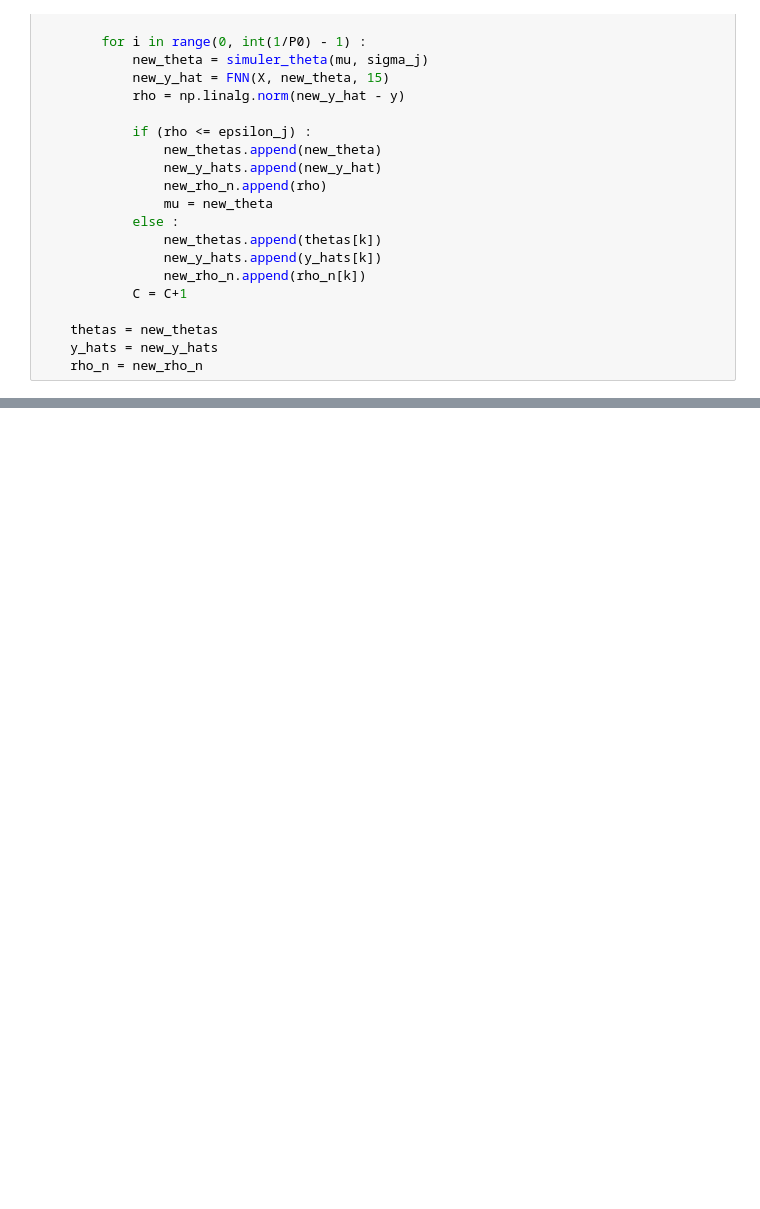
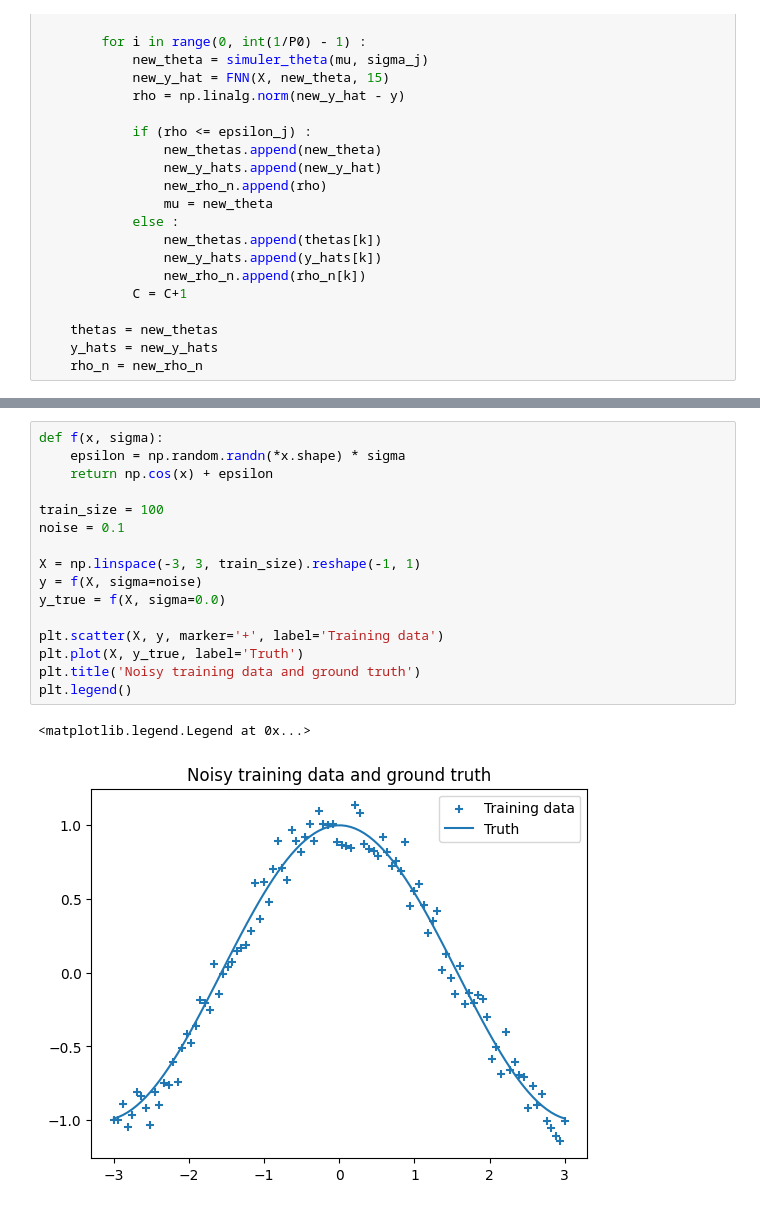
Before and after one commit to Davidson-Lova/PFE_BNN_ABS_SS, a Jupyter notebook: my_bnn_sin.ipynb, the cells around one changed output, grey strips where cells are left out. Drawn from its saved outputs; the diff is of its cells as text; blank space fills up the shorter version.

```diff
--- a/my_bnn_sin.ipynb
+++ b/my_bnn_sin.ipynb
@@ -119,0 +116,19 @@ plt.legend()
+# %%
+def f(x, sigma):
+    epsilon = np.random.randn(*x.shape) * sigma
+    return np.cos(x) + epsilon
+
+train_size = 100
+noise = 0.1
+
+X = np.linspace(-3, 3, train_size).reshape(-1, 1)
+y = f(X, sigma=noise)
+y_true = f(X, sigma=0.0)
+
+plt.scatter(X, y, marker='+', label='Training data')
+plt.plot(X, y_true, label='Truth')
+plt.title('Noisy training data and ground truth')
+plt.legend()
+# %% [output]
+<matplotlib.legend.Legend at 0x...>
+[figure, added]
```
Also changed, not shown: parts of 7 cells of this notebook, 4 other files.
